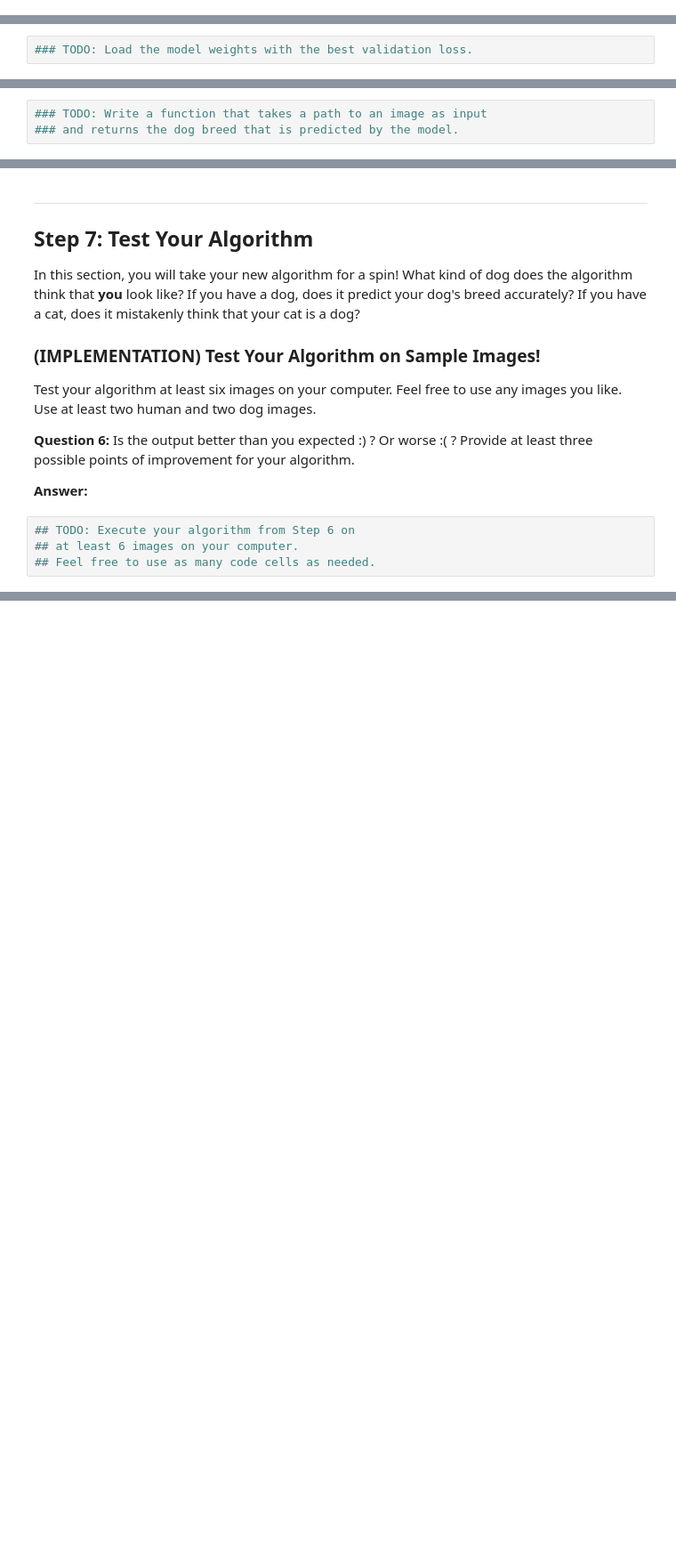
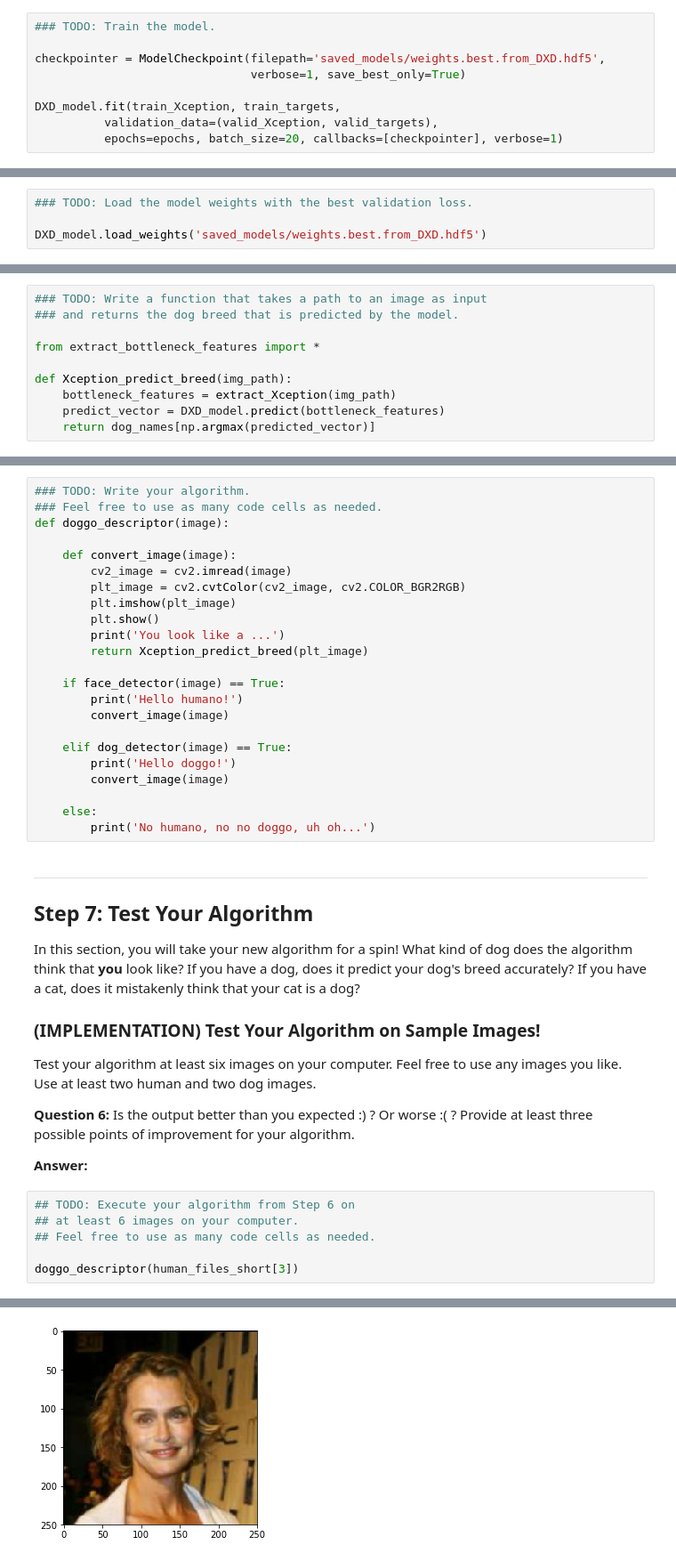
Before and after one commit to BananuhBeatDown/dog_identification_app, a Jupyter notebook: dog_app.ipynb, the cells around one changed output, grey strips where cells are left out. Shown at 89% size. Saved outputs shown, nothing was run; the diff lists cells and outputs as text; blank space fills up the shorter version.

```diff
--- a/dog_app.ipynb
+++ b/dog_app.ipynb
@@ -578,0 +635,9 @@ You are welcome to [augment the training data](https://blog.keras.io/building-po
+# %%
+### TODO: Train the model.
+
+checkpointer = ModelCheckpoint(filepath='saved_models/weights.best.from_DXD.hdf5',
+                               verbose=1, save_best_only=True)
+
+DXD_model.fit(train_Xception, train_targets,
+          validation_data=(valid_Xception, valid_targets),
+          epochs=epochs, batch_size=20, callbacks=[checkpointer], verbose=1)
@@ -580,6 +664,8 @@ You are welcome to [augment the training data](https://blog.keras.io/building-po
 ### (IMPLEMENTATION) Load the Model with the Best Validation Loss
 # %%
 ### TODO: Load the model weights with the best validation loss.
+
+DXD_model.load_weights('saved_models/weights.best.from_DXD.hdf5')
 # %% [markdown]
 ### (IMPLEMENTATION) Test the Model
 
@@ -604,6 +699,13 @@ where `{network}`, in the above filename, should be one of `VGG19`, `Resnet50`,
 # %%
 ### TODO: Write a function that takes a path to an image as input
 ### and returns the dog breed that is predicted by the model.
+
+from extract_bottleneck_features import *
+
+def Xception_predict_breed(img_path):
+    bottleneck_features = extract_Xception(img_path)
+    predict_vector = DXD_model.predict(bottleneck_features)
+    return dog_names[np.argmax(predicted_vector)]
 # %% [markdown]
 ---
 <a id='step6'></a>
@@ -628,3 +727,26 @@ Some sample output for our algorithm is provided below, but feel free to design
+# %%
+### TODO: Write your algorithm.
+### Feel free to use as many code cells as needed.
+def doggo_descriptor(image):
+
+    def convert_image(image):
+        cv2_image = cv2.imread(image)
+        plt_image = cv2.cvtColor(cv2_image, cv2.COLOR_BGR2RGB)
+        plt.imshow(plt_image)
+        plt.show()
+        print('You look like a ...')
+        return Xception_predict_breed(plt_image)
+
+    if face_detector(image) == True:
+        print('Hello humano!')
+        convert_image(image)
+
+    elif dog_detector(image) == True:
+        print('Hello doggo!')
+        convert_image(image)
+
+    else:
+        print('No humano, no no doggo, uh oh...')
 # %% [markdown]
 ---
 <a id='step7'></a>
@@ -643,3 +765,6 @@ __Answer:__
 ## TODO: Execute your algorithm from Step 6 on
 ## at least 6 images on your computer.
 ## Feel free to use as many code cells as needed.
+
+doggo_descriptor(human_files_short[3])
+# %% [output]
@@ -645,0 +772 @@ __Answer:__
+[figure, added]
```
Also changed, not shown: parts of 15 cells of this notebook.
